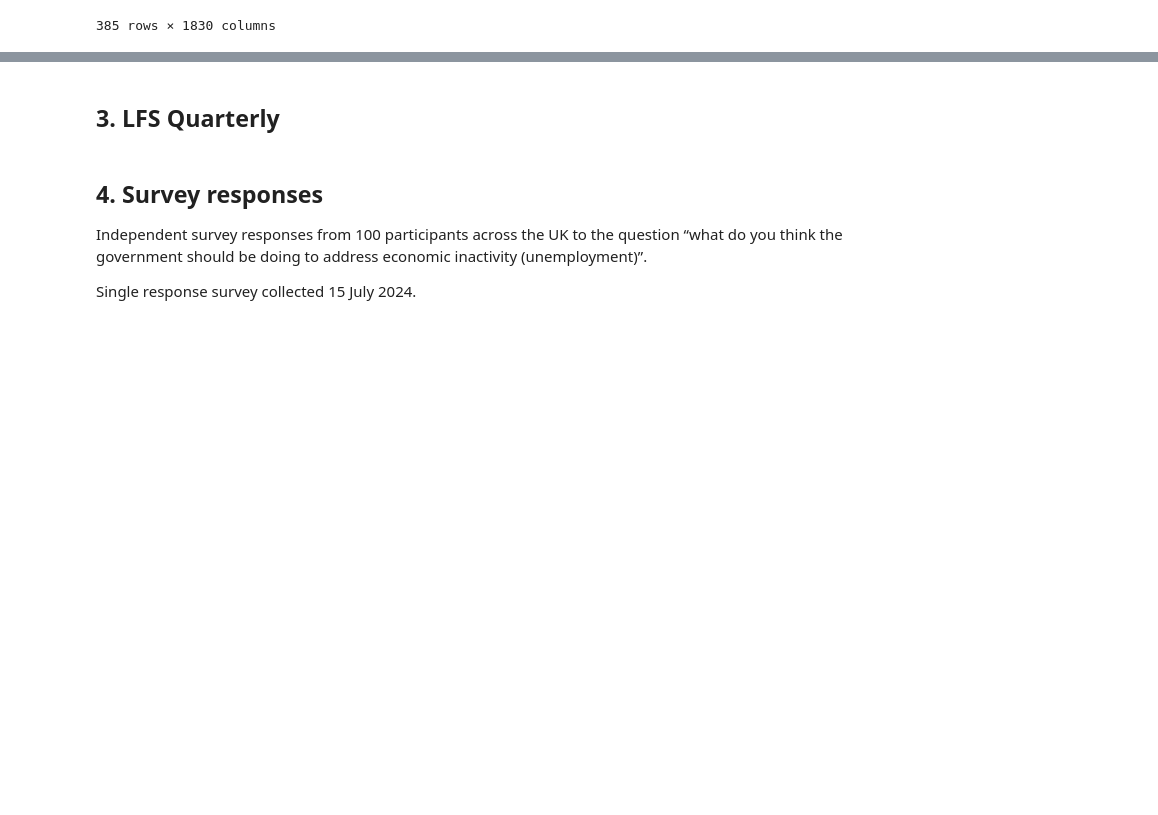
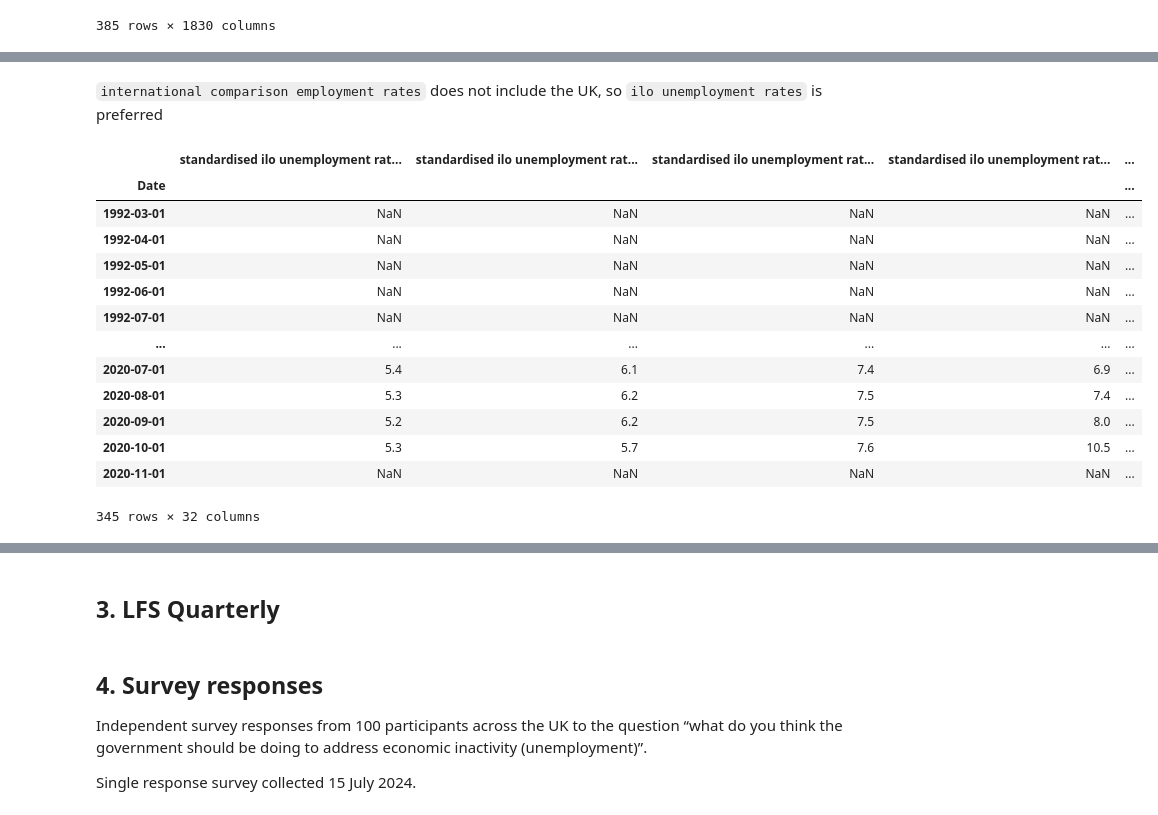
Before and after one commit to gjohl/growingeconomy, a Jupyter notebook: notebooks/exploratory_data_analysis.ipynb, the cells around one changed output, grey strips where cells are left out. Cells and saved outputs as stored; diff of their text form; code cells hidden in the pictures; blank space fills up the shorter version.

```diff
--- a/notebooks/exploratory_data_analysis.ipynb
+++ b/notebooks/exploratory_data_analysis.ipynb
@@ -83,13 +86,18 @@ def preprocess_field_name(field_name: str) -> str:
     """Some of the field names have naming inconsistencies, so preprocess these for consistency"""
     return (
         field_name
-        .lower()  # Some fields are sentence case, others are upper case. Cast all to lower case
+        # Some fields are sentence case, others are upper case. Cast all to lower case
+        .lower()
+        # Punctuation is inconsistent so remove
         .replace(':', '')
         .replace('.', '')
-        .replace("economically", "econ")  # Some fields abbreviate economially whereas others don't
-        .replace("economic", "econ")  # Some fields abbreviate economic whereas others don't
-        .replace("inactivity", "inact", )  # Some fields abbreviate inactivity whereas others don't
-        .replace("education", "educ")  # Some fields abbreviate education whereas others don't
+        .replace('"', '')
+        # Abbreviations are inconsistent
+        .replace("economically", "econ")
+        .replace("economic", "econ")
+        .replace("inactivity", "inact")
+        .replace("inactive", "inact")
+        .replace("education", "educ")
     )
 # %%
 var_df['Title'].apply(lambda s: preprocess_field_name(s))
@@ -208,0 +218,3 @@ lfs_df['awe whole economy real terms level (£) seasonally adjusted total pay'].
+# %%
+unemployment_countries_columns = [k for k in lfs_df.columns if 'ilo unemployment rates' in k]
+unemployment_countries_columns
@@ -208,0 +239,19 @@ lfs_df['awe whole economy real terms level (£) seasonally adjusted total pay'].
+# %% [markdown]
+`international comparison employment rates` does not include the UK, so `ilo unemployment rates` is preferred
+# %%
+lfs_df[unemployment_countries_columns].dropna(how='all')
+# %% [output]
+|  | standardised ilo unemployment rat... | standardised ilo unemployment rat... | standardised ilo unemployment rat... | standardised ilo unemployment rat... | ... |
+| Date |  |  |  |  | ... |
+| 1992-03-01 | NaN | NaN | NaN | NaN | ... |
+| 1992-04-01 | NaN | NaN | NaN | NaN | ... |
+| 1992-05-01 | NaN | NaN | NaN | NaN | ... |
+| 1992-06-01 | NaN | NaN | NaN | NaN | ... |
+| 1992-07-01 | NaN | NaN | NaN | NaN | ... |
+| ... | ... | ... | ... | ... | ... |
+| 2020-07-01 | 5.4 | 6.1 | 7.4 | 6.9 | ... |
+| 2020-08-01 | 5.3 | 6.2 | 7.5 | 7.4 | ... |
+| 2020-09-01 | 5.2 | 6.2 | 7.5 | 8.0 | ... |
+| 2020-10-01 | 5.3 | 5.7 | 7.6 | 10.5 | ... |
+| 2020-11-01 | NaN | NaN | NaN | NaN | ... |
+345 rows × 32 columns
```
Also changed, not shown: parts of 27 cells of this notebook.
